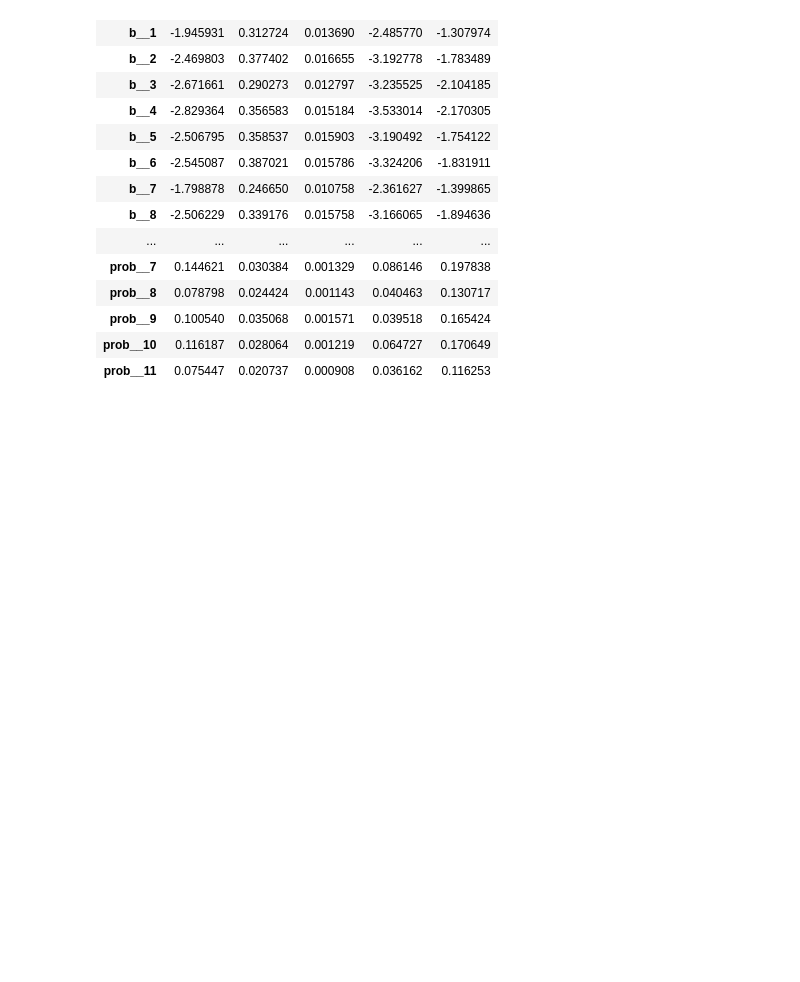
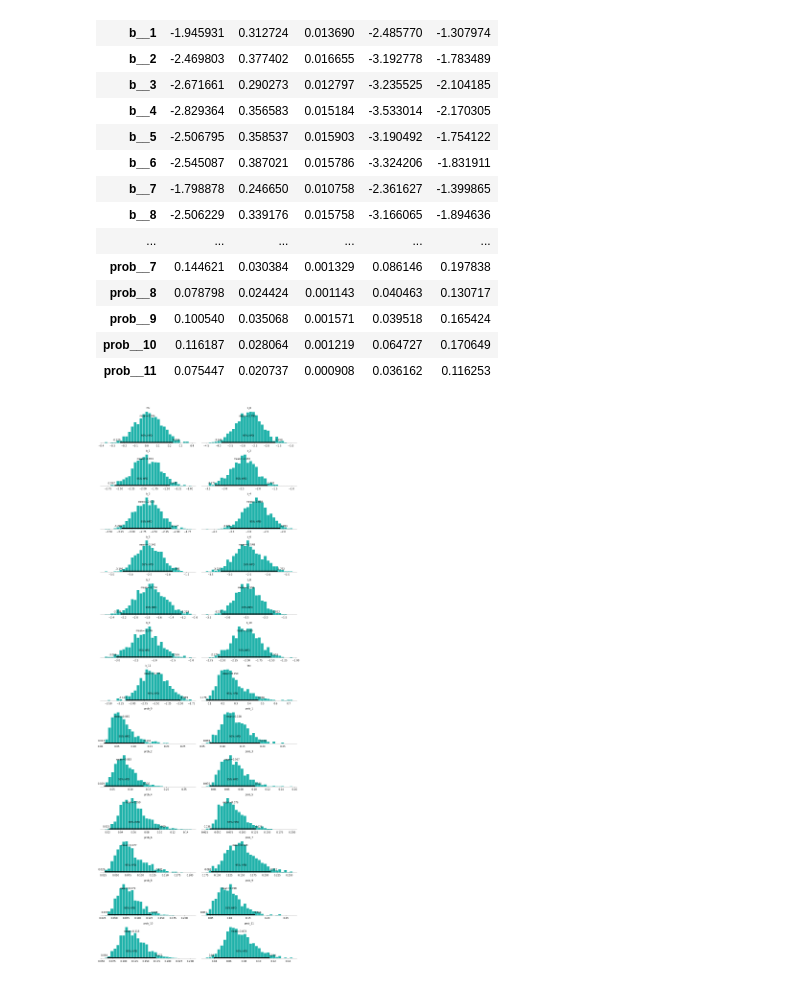
Before and after one commit to ayush29/Surgical-Institutional-Ranking, a Jupyter notebook: BDA_A1_VI_Pymc3.ipynb, the cells around one changed output. Drawn from its saved outputs; the diff is of its cells as text; code cells hidden in the pictures; blank space fills up the shorter version.

```diff
--- a/BDA_A1_VI_Pymc3.ipynb
+++ b/BDA_A1_VI_Pymc3.ipynb
@@ -87,3 +87,7 @@ pm.summary(surgical_trace)
 | prob__9 | 0.100540 | 0.035068 | 0.001571 | 0.039518 | 0.165424 |
 | prob__10 | 0.116187 | 0.028064 | 0.001219 | 0.064727 | 0.170649 |
 | prob__11 | 0.075447 | 0.020737 | 0.000908 | 0.036162 | 0.116253 |
+# %%
+pm.plot_posterior(approx.sample(1000), color='LightSeaGreen');
+# %% [output]
+[figure, added]
```
